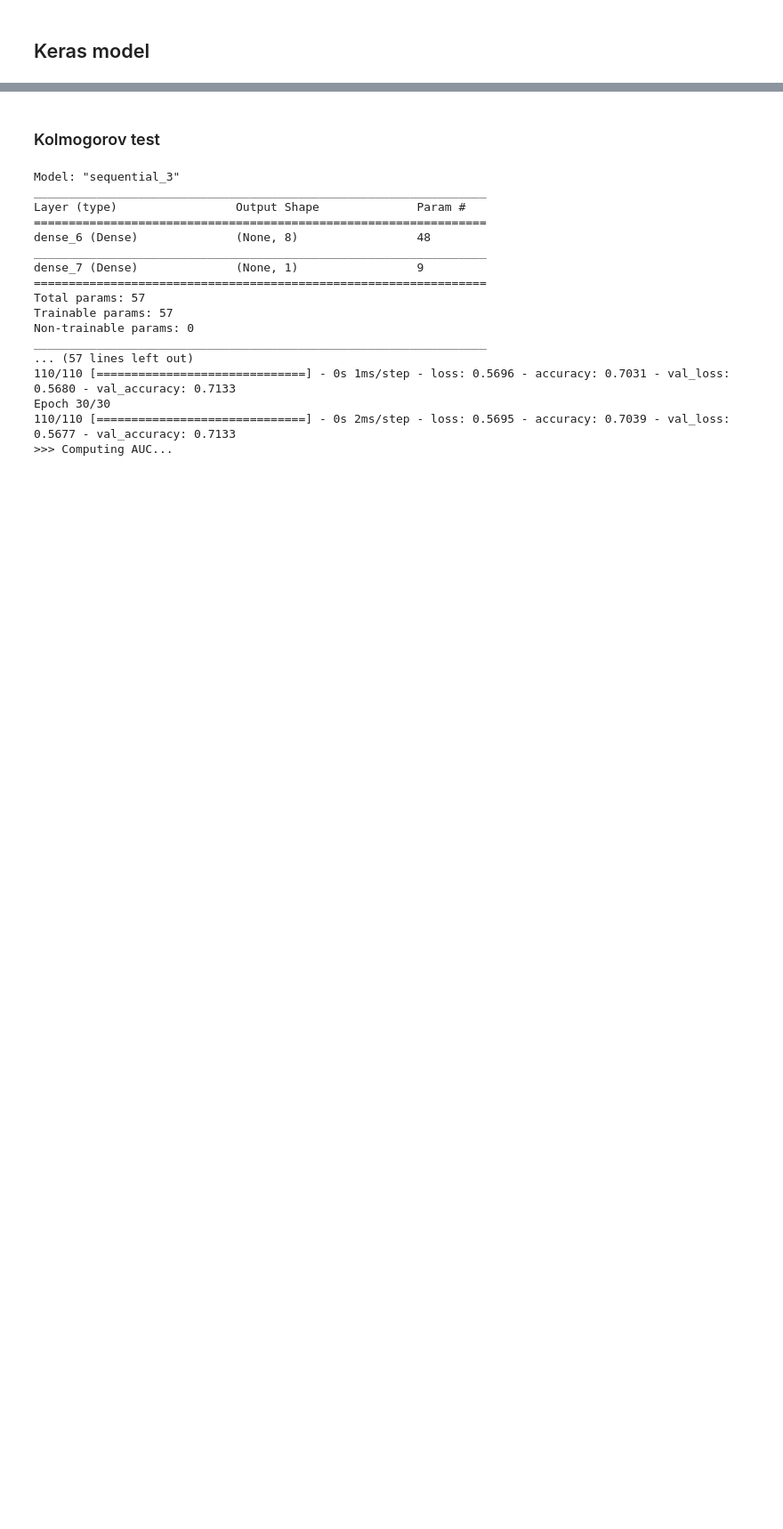
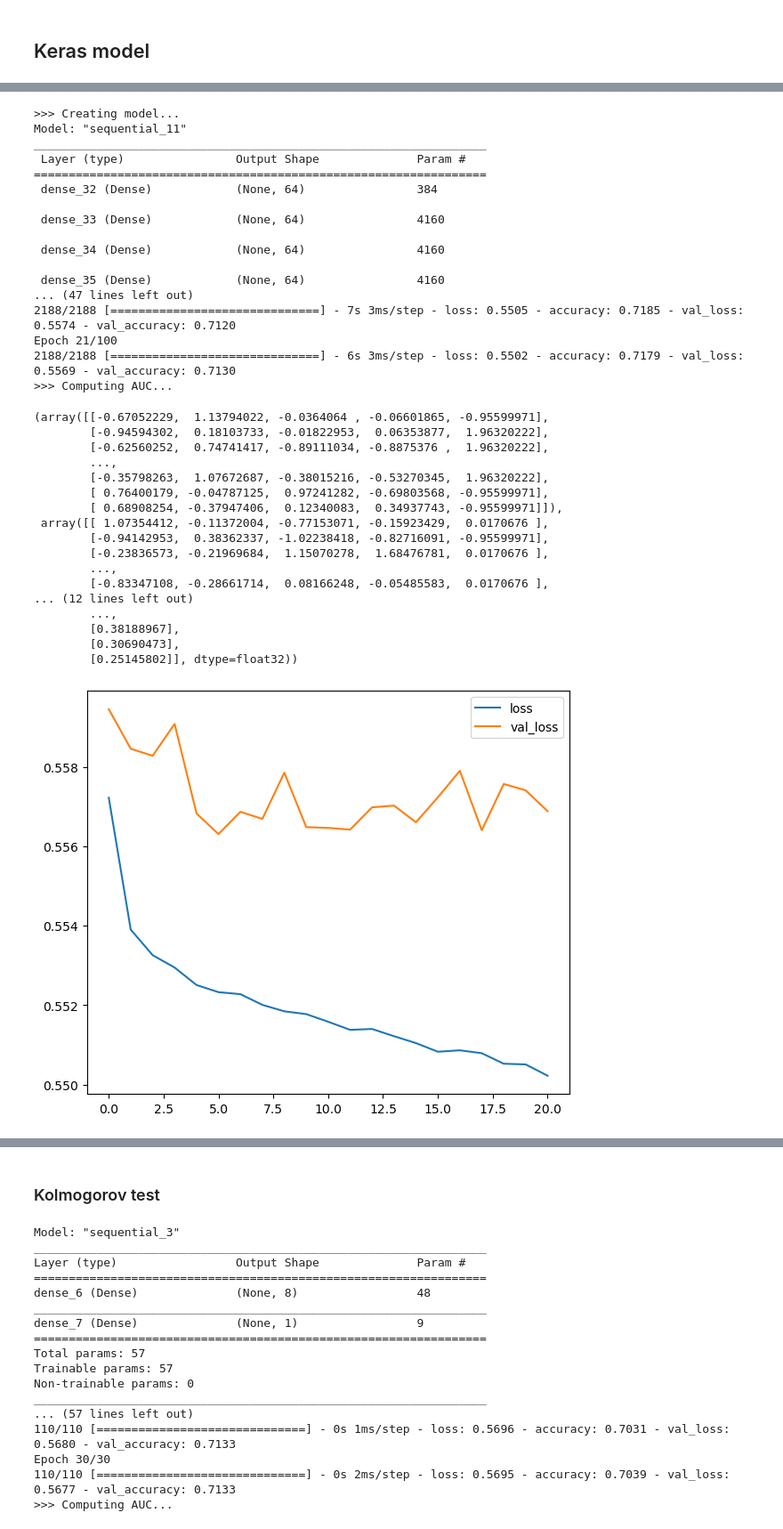
Before and after one commit to AuroraPerego/ML_classification, a Jupyter notebook: Training_v3_resolved_weights_Aurora.ipynb, the cells around one changed output, grey strips where cells are left out. Shown at 89% size. Saved outputs shown, nothing was run; the diff lists cells and outputs as text; code cells hidden in the pictures; blank space fills up the shorter version.

```diff
--- a/Training_v3_resolved_weights_Aurora.ipynb
+++ b/Training_v3_resolved_weights_Aurora.ipynb
@@ -26,7 +26,7 @@ config = {
          "vbs_0_pt",
          "vbs_1_pt",
 #         "deltaeta_vbs",
-#         "nJets30",
+         "nJets30",
 #         "vjet_1_pt",
 #         "Lepton_eta",
 #         "nJets30",
@@ -50,7 +50,7 @@ config = {
 #         "Zlep",
 #         ####"Asym_vbs",
 #         #"Mtw_lep",
-         "w_had_pt",
+#         "w_had_pt",
 #         #"R_mw",
 #         #"A_ww",
 #         "Centr_vbs",
@@ -71,7 +71,7 @@ config = {
     "val_size":  0.0,
     "optimizer": "adam",
     "batch_size": 64,
-    "decay_weights":  'inverse', #or cyclic
+    "decay_weights":  'cyclic', #or cyclic
     "decay_weights_pars" : [0.00001,3,0.3], #[0.00005, 0.001, 15000]
     "patience": [15,0.0001]
 }
@@ -120,23 +113,0 @@ Index(['weight', 'Asym_vbs', 'Centr_vbs', 'Centr_ww', 'Lepton_eta',
-# %%
-from sklearn.preprocessing import StandardScaler, RobustScaler, MinMaxScaler
-from sklearn.model_selection import train_test_split
-
-N = 100000
-
-X_sig = signal[config["cols"]].values
-X_bkg = bkg[config["cols"]].values
-Y_sig = np.ones(len(X_sig))
-Y_bkg = np.zeros(len(X_bkg))
-W_sig = (signal["weight_norm"]).values
-W_bkg = (bkg["weight_norm"]).values
-Wnn_sig = (signal["weight"]).values
-Wnn_bkg = (bkg["weight"]).values
-
-X = np.vstack([X_sig[:N], X_bkg[:N]])
-Y = np.hstack([Y_sig[:N], Y_bkg[:N]])
-W = np.hstack([W_sig[:N], W_bkg[:N]])
-Wnn = np.hstack([Wnn_sig[:N], Wnn_bkg[:N]])
-
-scaler = StandardScaler()
-X_scaled = scaler.fit_transform(X)
-#pickle.dump(scaler, open(f"{model_dir}/scaler_model.pkl", "wb"))
@@ -145,6 +113,0 @@ X_scaled = scaler.fit_transform(X)
-# %%
-X_train, X_test, y_train, y_test, W_train, W_test , Wnn_train, Wnn_test = \
-            train_test_split(X_scaled, Y,  W, Wnn, test_size=0.5, random_state=41, stratify=Y)
-
-
-#X_val,   X_test, y_val,   y_test, W_val,   W_test = train_test_split(X_temp,   y_temp, W_temp, test_size=config["val_size"]) ## test != val
@@ -333,2 +274,41 @@ def run(nlayers, nnodes, N, output, epoche=100 , use_weights=False):
 
     return X_test, X_train, pred_test, pred_train
+# %%
+run(4,64, 100000, "test.csv",drop=0.3, dropout=False, epoche=100, use_weights=False)
+#cyclic seems better than inverse
+# %% [output]
+>>> Creating model...
+Model: "sequential_11"
+_________________________________________________________________
+ Layer (type)                Output Shape              Param #
+=================================================================
+ dense_32 (Dense)            (None, 64)                384
+
+ dense_33 (Dense)            (None, 64)                4160
+
+ dense_34 (Dense)            (None, 64)                4160
+
+ dense_35 (Dense)            (None, 64)                4160
+... (47 lines left out)
+2188/2188 [==============================] - 7s 3ms/step - loss: 0.5505 - accuracy: 0.7185 - val_loss: 0.5574 - val_accuracy: 0.7120
+Epoch 21/100
+2188/2188 [==============================] - 6s 3ms/step - loss: 0.5502 - accuracy: 0.7179 - val_loss: 0.5569 - val_accuracy: 0.7130
+>>> Computing AUC...
+(array([[-0.67052229,  1.13794022, -0.0364064 , -0.06601865, -0.95599971],
+        [-0.94594302,  0.18103733, -0.01822953,  0.06353877,  1.96320222],
+        [-0.62560252,  0.74741417, -0.89111034, -0.8875376 ,  1.96320222],
+        ...,
+        [-0.35798263,  1.07672687, -0.38015216, -0.53270345,  1.96320222],
+        [ 0.76400179, -0.04787125,  0.97241282, -0.69803568, -0.95599971],
+        [ 0.68908254, -0.37947406,  0.12340083,  0.34937743, -0.95599971]]),
+ array([[ 1.07354412, -0.11372004, -0.77153071, -0.15923429,  0.0170676 ],
+        [-0.94142953,  0.38362337, -1.02238418, -0.82716091, -0.95599971],
+        [-0.23836573, -0.21969684,  1.15070278,  1.68476781,  0.0170676 ],
+        ...,
+        [-0.83347108, -0.28661714,  0.08166248, -0.05485583,  0.0170676 ],
+... (12 lines left out)
+        ...,
+        [0.38188967],
+        [0.30690473],
+        [0.25145802]], dtype=float32))
+[figure, added]
```
Also changed, not shown: parts of 25 cells of this notebook, 1 other file.
